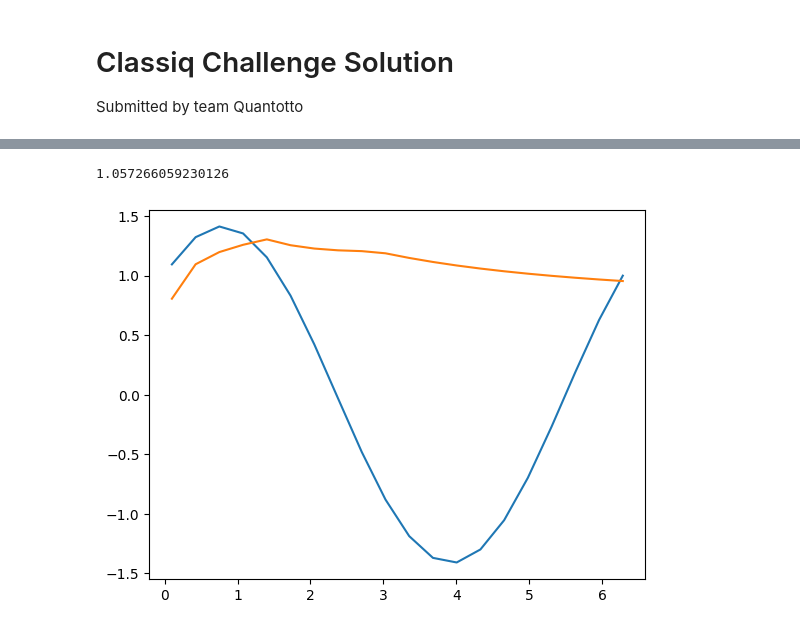
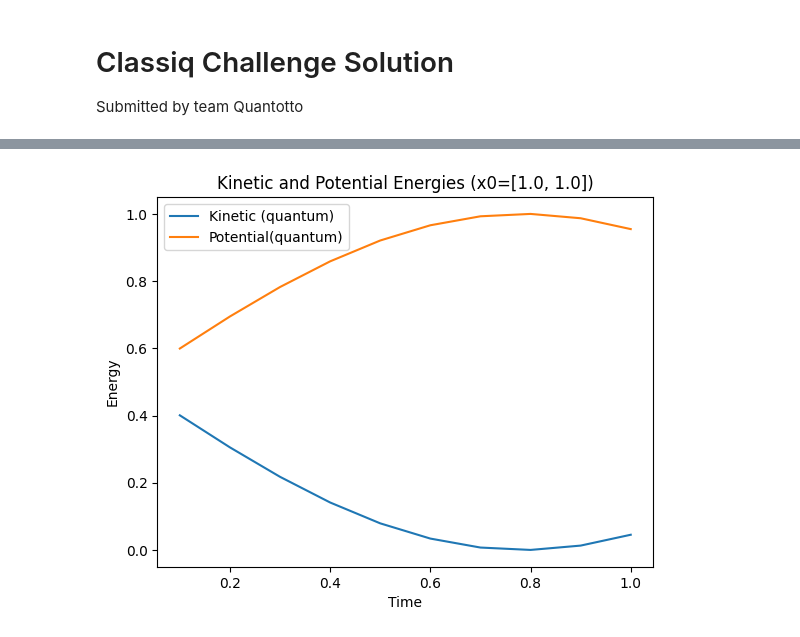
Before and after one commit to quantotto/Q-SITE-Classiq-Open-Challenge, a Jupyter notebook: harmonic_oscillator_diffeq.ipynb, the cells around one changed output, grey strips where cells are left out. Drawn from its saved outputs; the diff is of its cells as text; code cells hidden in the pictures.

```diff
--- a/harmonic_oscillator_diffeq.ipynb
+++ b/harmonic_oscillator_diffeq.ipynb
@@ -11,6 +11,9 @@ from classiq.execution import (
 )
 import numpy as np
 import math
+# %%
+def analytical_solution(boundary_condition, x):
+    return boundary_condition[0] * np.cos(x) + boundary_condition[1] * np.sin(x)
 # %%
 def norm(a):
     return np.linalg.norm(a)
@@ -74,12 +70,13 @@ def approximate(A: CArray[CArray[CReal]], approximator: QNum, phi: QBit):
     repeat(2 ** approximator.size, lambda i: control(approximator==i, lambda: power(i, lambda: unitary(A, phi))))
 # %%
 # inputs for y'' + y = 0
-x0 = [1.0, 1.0]                    # Boundary conditions
+x0 = [1.0, 1.0]       # Boundary conditions
 A = [[0, 1], [-1, 0]]              # Linear equations (unitary)
-k = 1                              # order of approximation
-t = 0.2
-Cs = calculate_Cs(x0, A, t, k)
-V = calculate_V(Cs)
+k = 7                              # order of approximation
+t = np.pi / 3
+total_qubits = int(np.log2(k+1)) + 2
+Cs = calculate_Cs(t, k)
+V = calculate_V()
 Vs1 = calculate_Vs1(Cs)
 normalized_x0 = normalize(x0)
 
@@ -93,8 +90,8 @@ def main(
     allocate(int(np.log2(k+1)), approximator)
     allocate(1, ancilla)
     within_apply(
-        within=lambda: encode(V, Vs1, normalized_x0, ancilla, approximator, phi),
-        apply=lambda: approximate(A, approximator, phi)
+        within=lambda: encode(V, Vs1, ancilla, approximator, phi),
+        apply=lambda: approximate(A, normalized_x0, approximator, phi)
     )
 # %%
 qmod = create_model(main)
@@ -147,12 +99,0 @@ Analytical: 0.3660; Xt: (8.541830476934326e-15+2.842254090846594j); t=2.09439510
-# %%
-0.7476 * np.sqrt(2)
-# %% [output]
-1.057266059230126
-# %%
-from matplotlib import pyplot as plt
-
-plt.plot(t_axis, a_solutions)
-plt.plot(t_axis, (np.array([2] * len(q0_solutions)) - q0_solutions) / np.sqrt(2))
-plt.show()
-# %% [output]
-[figure, removed]
@@ -159,3 +150,27 @@ plt.show()
+# %%
+t_axis = np.linspace(0.1, 1.0, 10)
+ks, ps, pas = [], [], []
+for t in t_axis:
+    kinetic, potential, potential_analytical = calculate_energies(t)
+    ks.append(kinetic)
+    ps.append(potential)
+    pas.append(potential_analytical)
+# %%
+from matplotlib import pyplot as plt
+
+fig, ax = plt.subplots()
+
+ax.plot(t_axis, ks, label="Kinetic (quantum)")
+ax.plot(t_axis, ps, label="Potential(quantum)")
+# ax.plot(t_axis, pas, label="Potential (analytical)")
+ax.set_xlabel("Time")
+ax.set_ylabel("Energy")
+ax.legend()
+
+ax.set_title(f"Kinetic and Potential Energies (x0={x0})")
+plt.show()
+# %% [output]
+[figure, added]
 # %%
 amps = [ps.amplitude for ps in res.result()[0].value.parsed_state_vector if ps["approximator"] == 0 and ps["ancilla"] == 0]
 Nsq = sum(Cs)
```
Also changed, not shown: parts of 8 cells of this notebook, 15 other files.
